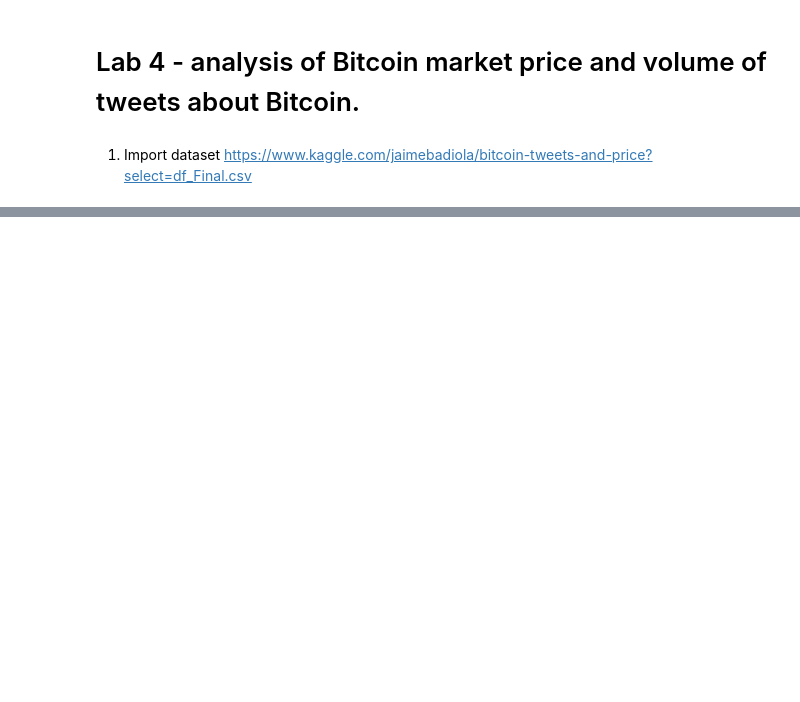
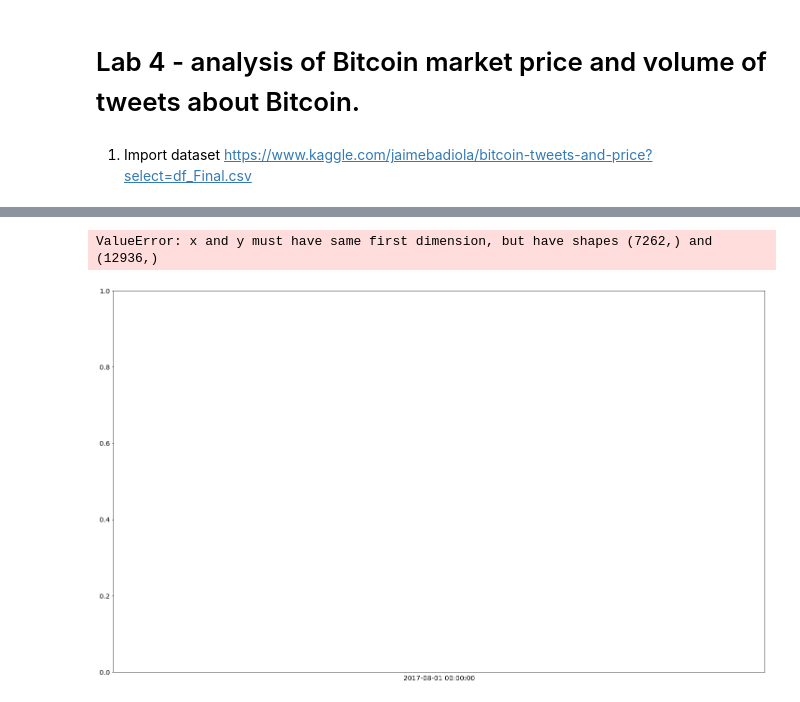
Before and after one commit to szanuje/ml, a Jupyter notebook: lab4/lab4.ipynb, the cells around one changed output, grey strips where cells are left out. Saved outputs shown, nothing was run; the diff lists cells and outputs as text; code cells hidden in the pictures; blank space fills up the shorter version.

```diff
--- a/lab4/lab4.ipynb
+++ b/lab4/lab4.ipynb
@@ -48,0 +87,9 @@ plt.show()
+# %%
+price_log_diff = np.log(df['High']).diff()
+plt.plot(df['Date'], price_log_diff)
+plt.title('sadfas')
+plt.xticks(df['Date'][1:-1:step], rotation=50)
+plt.show()
+# %% [output]
+ValueError: x and y must have same first dimension, but have shapes (7262,) and (12936,)
+[figure, added]
```
Also changed, not shown: parts of 5 cells of this notebook.
